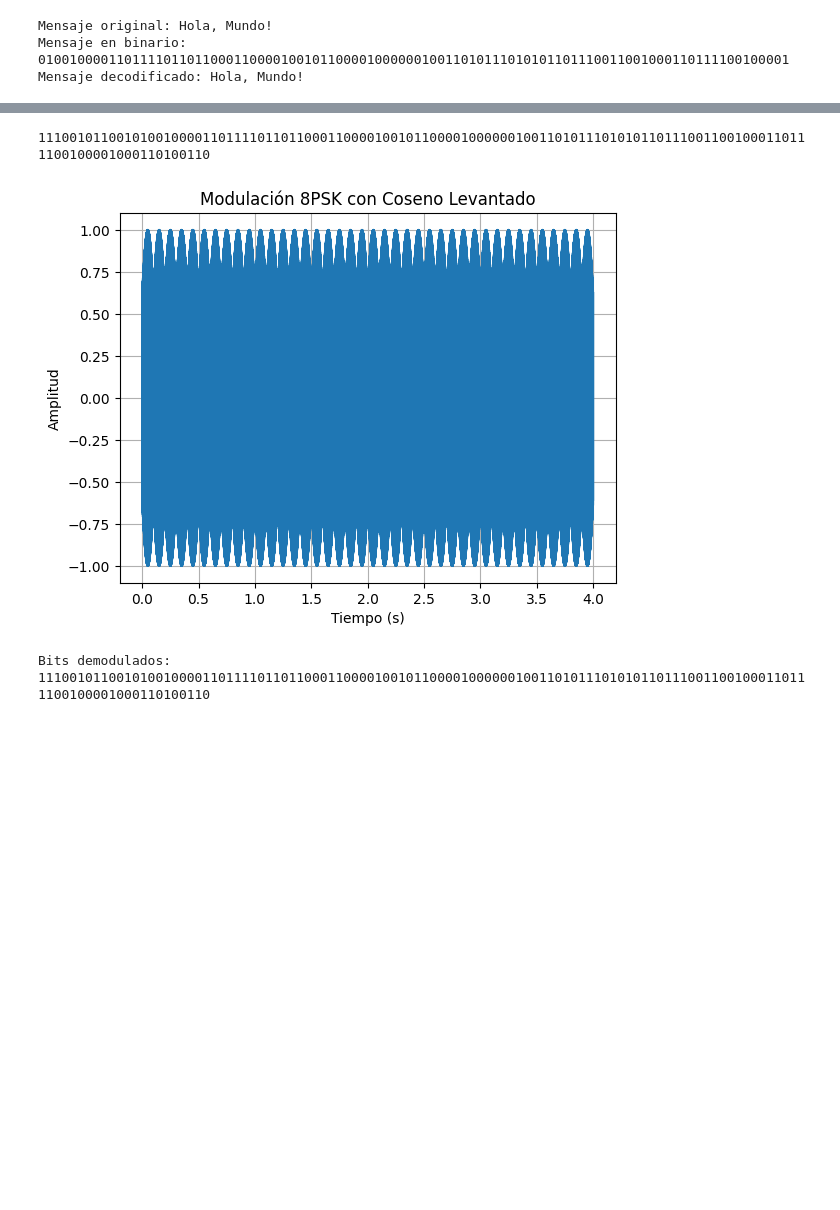
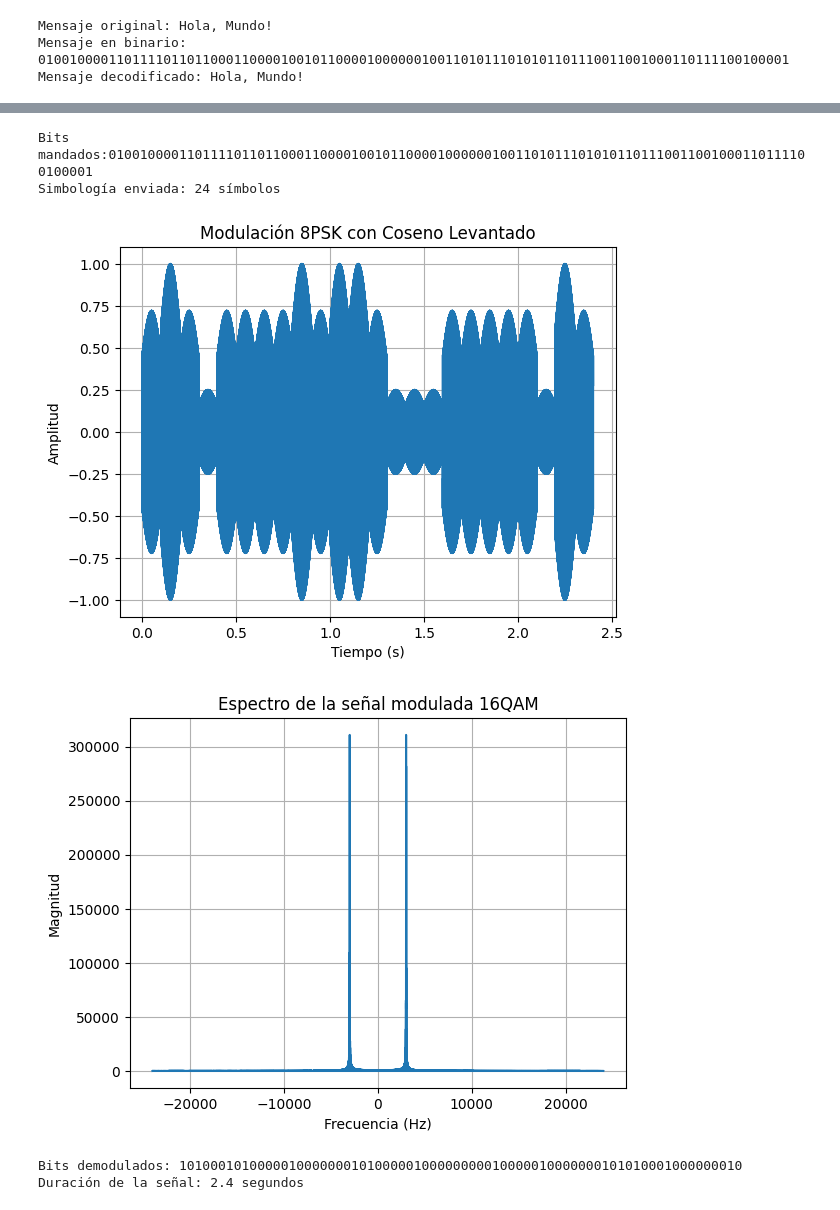
Before and after one commit to jbcgames/Proyecto_Final_PDS, a Jupyter notebook: Transmisor.ipynb, the cells around one changed output, grey strips where cells are left out. Cells and saved outputs as stored; diff of their text form; code cells hidden in the pictures; blank space fills up the shorter version.

```diff
--- a/Transmisor.ipynb
+++ b/Transmisor.ipynb
@@ -236,42 +391,60 @@ def prepare_audio_signal(signal, fs):
     """
     # Normalizar amplitud para evitar clipping
     signal_norm = signal / np.max(np.abs(signal))
 
     # Convertir a float32 para compatibilidad
     audio = signal_norm.astype(np.float32)
 
     return audio, fs
 from IPython.display import Audio, display
+bits =binario
 
-bits = "111001011001" + binario + "000110100110"  # múltiplo de 3
+
 Tb = 0.1
 fs = 48000
-fc = 2000
+fc = 3000
 
 # Modulación 8QAM
-t, s, I, Q = modulate_8psk(bits, Tb, fs, fc)
+t, s, I, Q = modulate_16qam(bits, Tb, fs, fc)
 
 # Preparar señal para escucha
+# Agregar seno al inicio para sincronizar con duracion de 3 simbolos
+
 a, fs_a = prepare_audio_signal(s, fs)
-
-# Reproducir
 display(Audio(a, rate=fs_a))
 
-print(bits)
+print(f"Bits mandados:{bits}")
+print(f"Simbología enviada: {len(bits)//4} símbolos")
 
 #Grafica de la señal modulada
 import matplotlib.pyplot as plt
-plt.plot(t, s)
+plt.plot(t, a)
 plt.title("Modulación 8PSK con Coseno Levantado")
 plt.xlabel("Tiempo (s)")
 plt.ylabel("Amplitud")
 plt.grid()
 plt.show()
+# FFt de la señal modulada
+S_f = np.fft.fftshift(np.fft.fft(s))
+f = np.fft.fftshift(np.fft.fftfreq(len(s), 1/fs))
+plt.plot(f, np.abs(S_f))
+plt.title("Espectro de la señal modulada 16QAM")
+plt.xlabel("Frecuencia (Hz)")
+
+plt.ylabel("Magnitud")
+plt.grid()
+plt.show()
 # Decodificación 8PSK
-demodulated_bits = demodulate_8psk(s, Tb, fs, fc)
-print(f"Bits demodulados: {demodulated_bits}")
+demodulated_bits = demodulate_16qam(s, Tb, fs, fc)
+# Ignorar los bits de sincronización al inicio y final
+demodulated_bits = demodulated_bits[12:-12]
+print(f"Bits demodulados: {demodulated_bits[:]}")
+print(f"Duración de la señal: {len(s)/fs} segundos")
 # %% [output]
 [interactive output not drawn]
-111001011001010010000110111101101100011000010010110000100000010011010111010101101110011001000110111100100001000110100110
+Bits mandados:010010000110111101101100011000010010110000100000010011010111010101101110011001000110111100100001
+Simbología enviada: 24 símbolos
-[figure, old version]
+[figure, new version]
+[figure, added]
-Bits demodulados: 111001011001010010000110111101101100011000010010110000100000010011010111010101101110011001000110111100100001000110100110
+Bits demodulados: 101000101000001000000010100000100000000010000010000000101010001000000010
+Duración de la señal: 2.4 segundos
```
Also changed, not shown: parts of 2 cells of this notebook.
